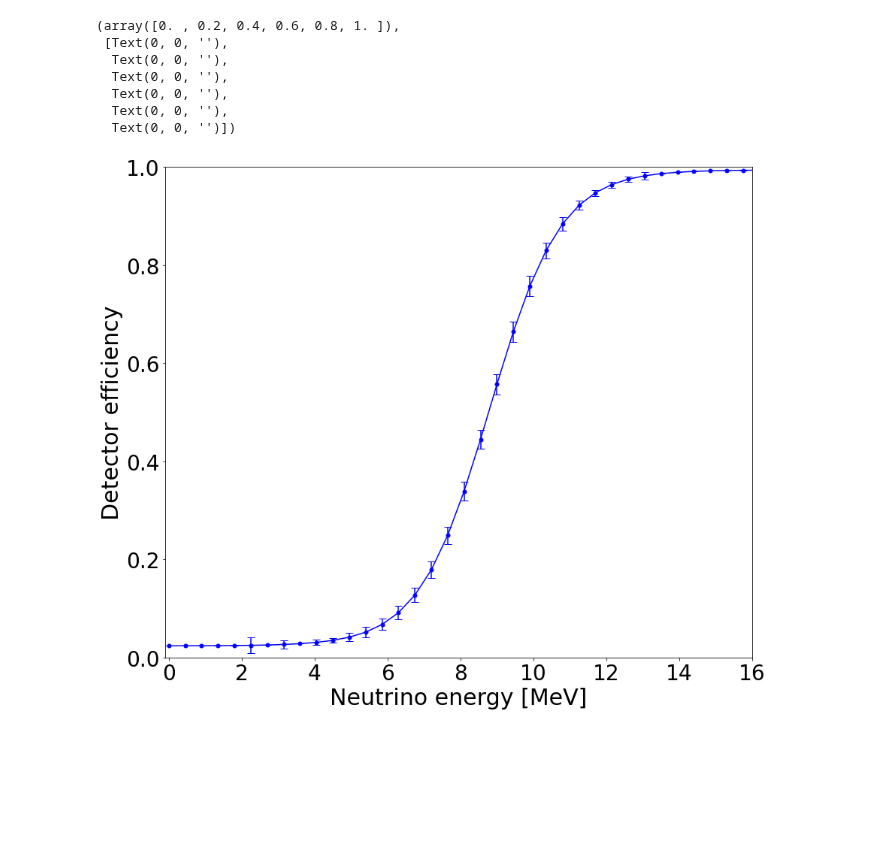
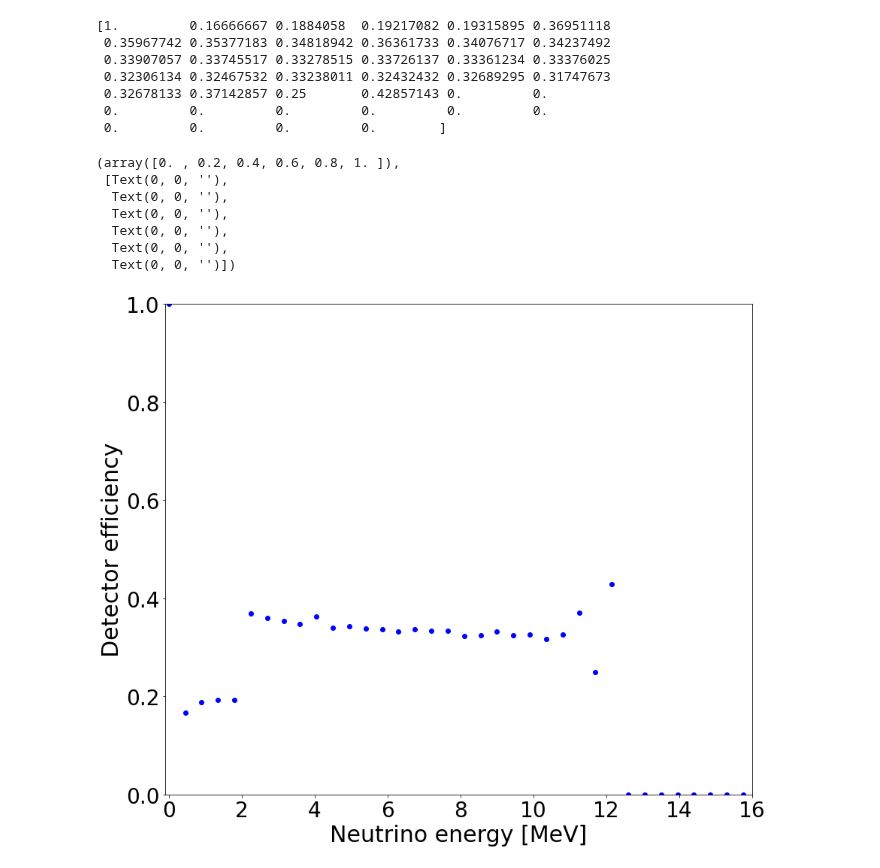
Before and after one commit to nlane314/soLAr-sens, a Jupyter notebook: notebooks/effic_psd.ipynb, the cells around one changed output. Drawn from its saved outputs; the diff is of its cells as text; code cells hidden in the pictures; blank space fills up the shorter version.

```diff
--- a/notebooks/effic_psd.ipynb
+++ b/notebooks/effic_psd.ipynb
@@ -102,13 +102,15 @@ def comb(split_time, event_E):
 
     return split_time_temp, event_E_temp
 
-B8_split_time, B8_event_E = comb(B8_split_time, B8_event_E)
+B8_split_time, B8_event_E_ = comb(B8_split_time, B8_event_E)
 AG_split_time, AG_event_E = comb(AG_split_time, AG_event_E)
-outputtime = np.hstack((B8_split_time[0:4000], B82_split_time[0:6000]))
+outputtime = np.hstack((B8_split_time[0:40000], B82_split_time[0:60000]))
 
 print(B8_event_E[0:10])
-outputE = np.hstack((B8_event_E[0:4000], B82_event_E[0:6000]))
+outputE = np.hstack((B8_event_E[0:40000], B82_event_E[0:60000]))
 
 B8_split_time = outputtime
 B8_event_E = outputE
+
+print(B82_event_E[0:100])
 # %% [output]
@@ -315,7 +344,7 @@ def gauss_function(x, a, x0, sigma):
 #n, bins, patches = plt.hist(data, stacked = False, bins=num_bins, label=['Before', 'After'], range=(0,18), histtype='step', color=['red', 'blue'])
 
 n_before, bins_before, patches_before = plt.hist(B8_event_E ,stacked = False, bins=num_bins, label='Before', range=(0,18), histtype='step', color='red')
-n_after, bins_after, patches_after = plt.hist(B8_event_E[Fprompt_B8<=0.2] ,stacked = False, bins=num_bins, range=(0, 18), label='After', histtype='step', color='blue')
+n_after, bins_after, patches_after = plt.hist(B8_event_E[Fprompt_B8<=0.25] ,stacked = False, bins=num_bins, range=(0, 18), label='After', histtype='step', color='blue')
 
 plt.xlabel('Neutrino Energy [MeV]',fontsize=22)
 plt.xticks(fontsize=20)
@@ -347,40 +376,50 @@ def std(na, nb):
 def errors_bin(na, nb):
     #Binomial errors
     std = np.sqrt((1/nb**2)*((na)*(1-na/nb)))
     return std
 
 for i in range(0, num_bins):
     err_eff = np.append(err_eff, (errors_bin(n_after[i], n_before[i])))
 
 
 eff_ener[np.isnan(eff_ener)] = 0
 err_eff[np.isnan(err_eff)] = 0
 
 def sigmoid(x, a, b, c, d, e):
     return a/(d + np.exp(-b*x+c))+e
 
 plt.figure(figsize=(14,12))
 
 popt, pcov = curve_fit(sigmoid, bins_before[0:num_bins-1], eff_ener[0:num_bins-1])
 
-plt.plot(bins_before[0:num_bins],sigmoid(bins_before[0:num_bins], *popt), color='blue')
-plt.errorbar(bins_before[0:num_bins], sigmoid(bins_before[0:num_bins], *popt), yerr=err_eff, fmt='o', color='blue', markersize=5, capsize=5)
+print(eff_ener)
+
+#plt.plot(bins_before[0:num_bins],sigmoid(bins_before[0:num_bins], *popt), color='blue')
+#plt.errorbar(bins_before[0:num_bins], sigmoid(bins_before[0:num_bins], *popt), yerr=err_eff, fmt='o', color='blue', markersize=5, capsize=5)
+plt.scatter(bins_before[0:num_bins-1], eff_ener[0:num_bins-1], color='blue')
 
 plt.xlim(-0.1, 16)
 plt.ylim(0, 1)
 
 plt.ylabel('Detector efficiency', fontsize=30)
 plt.xlabel(r'Neutrino energy [MeV]', fontsize=30)
 #plt.yscale('log')
 plt.xticks(fontsize=28)
 plt.yticks(fontsize=28)
 #plt.legend(fontsize=28)
 # %% [output]
-(array([0. , 0.2, 0.4, 0.6, 0.8, 1. ]),
- [Text(0, 0, ''),
-  Text(0, 0, ''),
-  Text(0, 0, ''),
-  Text(0, 0, ''),
-  Text(0, 0, ''),
-  Text(0, 0, '')])
+[1.         0.16666667 0.1884058  0.19217082 0.19315895 0.36951118
+ 0.35967742 0.35377183 0.34818942 0.36361733 0.34076717 0.34237492
+ 0.33907057 0.33745517 0.33278515 0.33726137 0.33361234 0.33376025
+ 0.32306134 0.32467532 0.33238011 0.32432432 0.32689295 0.31747673
+ 0.32678133 0.37142857 0.25       0.42857143 0.         0.
+ 0.         0.         0.         0.         0.         0.
+ 0.         0.         0.         0.        ]
+(array([0. , 0.2, 0.4, 0.6, 0.8, 1. ]),
+ [Text(0, 0, ''),
+  Text(0, 0, ''),
+  Text(0, 0, ''),
+  Text(0, 0, ''),
+  Text(0, 0, ''),
+  Text(0, 0, '')])
-[figure, old version]
+[figure, new version]
```
Also changed, not shown: parts of 9 cells of this notebook.
